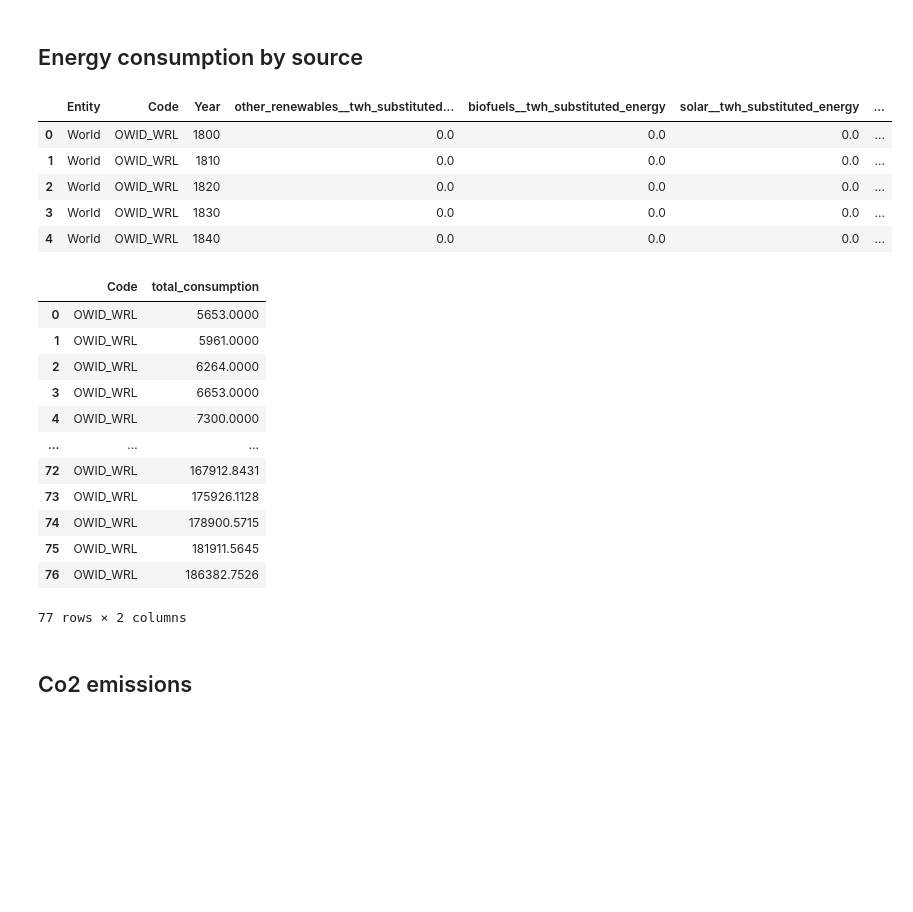
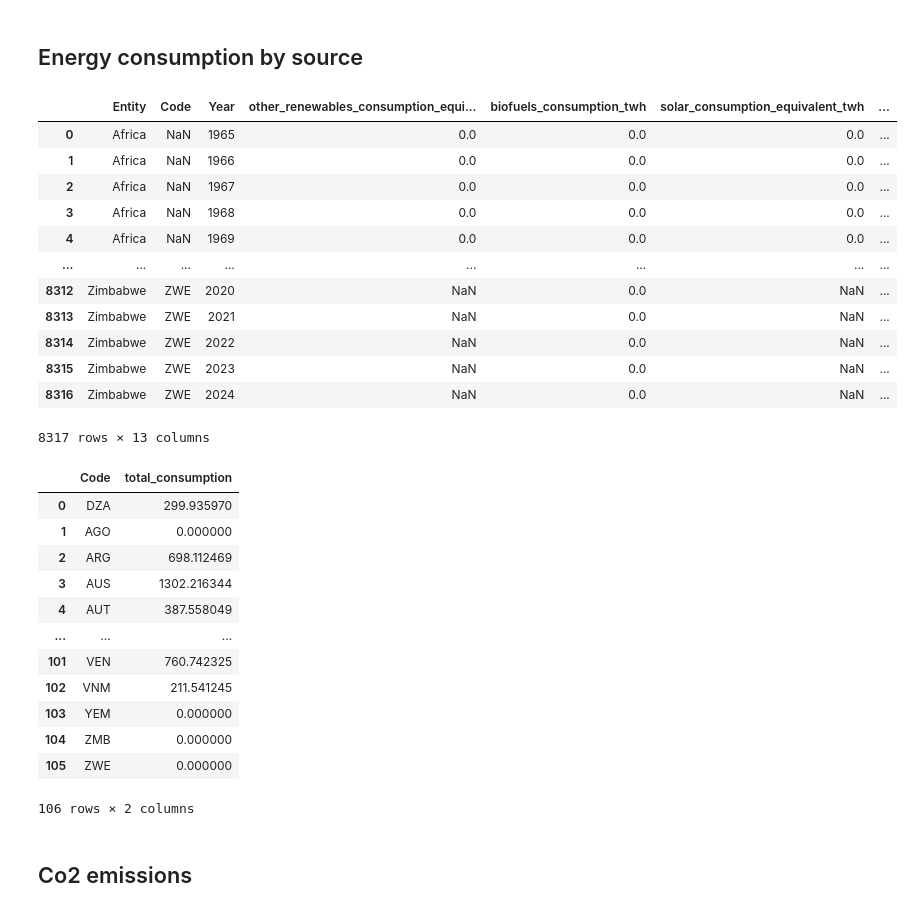
Before and after one commit to william-toscani/Data_Visualization_Project, a Jupyter notebook: Data_Viz_Project.ipynb, the cells around one changed output. Drawn from its saved outputs; the diff is of its cells as text; code cells hidden in the pictures; blank space fills up the shorter version.

```diff
--- a/Data_Viz_Project.ipynb
+++ b/Data_Viz_Project.ipynb
@@ -119,38 +135,48 @@ display(gdp_clean)
 # %% [markdown]
 ## Energy consumption by source
 # %%
-energy_cons_raw = pd.read_csv("https://ourworldindata.org/grapher/global-energy-substitution.csv?v=1&csvType=full&useColumnShortNames=true", storage_options = {'User-Agent': 'Our World In Data data fetch/1.0'})
-#metadata = requests.get("https://ourworldindata.org/grapher/global-energy-substitution.metadata.json?v=1&csvType=full&useColumnShortNames=true").json()
+energy_cons_raw = pd.read_csv("https://ourworldindata.org/grapher/energy-consumption-by-source-and-country.csv?v=1&csvType=full&useColumnShortNames=true", storage_options = {'User-Agent': 'Our World In Data data fetch/1.0'})
+#metadata = requests.get("https://ourworldindata.org/grapher/energy-consumption-by-source-and-country.metadata.json?v=1&csvType=full&useColumnShortNames=true").json()
+
 columns_to_sum = [col for col in energy_cons_raw.columns if col not in ['Year', 'Code', 'Entity']]
 energy_cons_raw['total_consumption'] = energy_cons_raw[columns_to_sum].sum(axis=1)
-display(energy_cons_raw.head())
+display(energy_cons_raw)
 
 
 energy_cons_clean = sql("""
 SELECT Code, total_consumption FROM energy_cons_raw
+WHERE Code IS NOT NULL AND Code IS NOT "OWID_WRL"
+AND year = 2000
 """)
 
 display(energy_cons_clean)
 # %% [output]
-|  | Entity | Code | Year | other_renewables__twh_substituted... | biofuels__twh_substituted_energy | solar__twh_substituted_energy | ... |
-| 0 | World | OWID_WRL | 1800 | 0.0 | 0.0 | 0.0 | ... |
-| 1 | World | OWID_WRL | 1810 | 0.0 | 0.0 | 0.0 | ... |
-| 2 | World | OWID_WRL | 1820 | 0.0 | 0.0 | 0.0 | ... |
-| 3 | World | OWID_WRL | 1830 | 0.0 | 0.0 | 0.0 | ... |
-| 4 | World | OWID_WRL | 1840 | 0.0 | 0.0 | 0.0 | ... |
+|  | Entity | Code | Year | other_renewables_consumption_equi... | biofuels_consumption_twh | solar_consumption_equivalent_twh | ... |
+| 0 | Africa | NaN | 1965 | 0.0 | 0.0 | 0.0 | ... |
+| 1 | Africa | NaN | 1966 | 0.0 | 0.0 | 0.0 | ... |
+| 2 | Africa | NaN | 1967 | 0.0 | 0.0 | 0.0 | ... |
+| 3 | Africa | NaN | 1968 | 0.0 | 0.0 | 0.0 | ... |
+| 4 | Africa | NaN | 1969 | 0.0 | 0.0 | 0.0 | ... |
+| ... | ... | ... | ... | ... | ... | ... | ... |
+| 8312 | Zimbabwe | ZWE | 2020 | NaN | 0.0 | NaN | ... |
+| 8313 | Zimbabwe | ZWE | 2021 | NaN | 0.0 | NaN | ... |
+| 8314 | Zimbabwe | ZWE | 2022 | NaN | 0.0 | NaN | ... |
+| 8315 | Zimbabwe | ZWE | 2023 | NaN | 0.0 | NaN | ... |
+| 8316 | Zimbabwe | ZWE | 2024 | NaN | 0.0 | NaN | ... |
+8317 rows × 13 columns
 |  | Code | total_consumption |
-| 0 | OWID_WRL | 5653.0000 |
-| 1 | OWID_WRL | 5961.0000 |
-| 2 | OWID_WRL | 6264.0000 |
-| 3 | OWID_WRL | 6653.0000 |
-| 4 | OWID_WRL | 7300.0000 |
+| 0 | DZA | 299.935970 |
+| 1 | AGO | 0.000000 |
+| 2 | ARG | 698.112469 |
+| 3 | AUS | 1302.216344 |
+| 4 | AUT | 387.558049 |
 | ... | ... | ... |
-| 72 | OWID_WRL | 167912.8431 |
-| 73 | OWID_WRL | 175926.1128 |
-| 74 | OWID_WRL | 178900.5715 |
-| 75 | OWID_WRL | 181911.5645 |
-| 76 | OWID_WRL | 186382.7526 |
+| 101 | VEN | 760.742325 |
+| 102 | VNM | 211.541245 |
+| 103 | YEM | 0.000000 |
+| 104 | ZMB | 0.000000 |
+| 105 | ZWE | 0.000000 |
-77 rows × 2 columns
+106 rows × 2 columns
 # %% [markdown]
 ## Co2 emissions
 # %%
```
Also changed, not shown: parts of 2 cells of this notebook.
